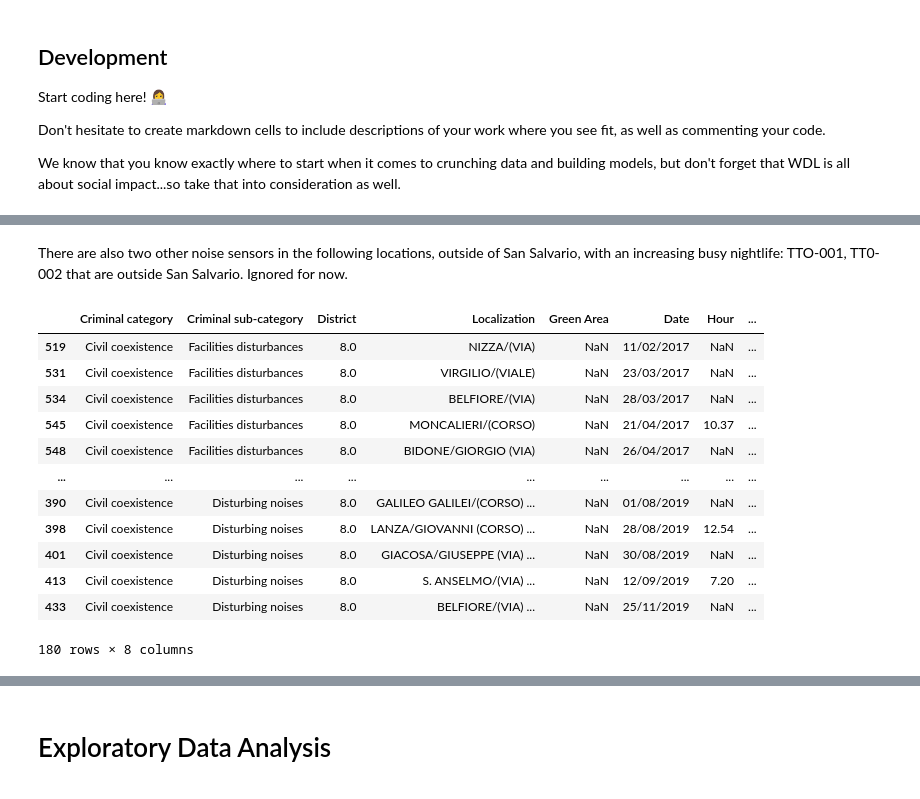
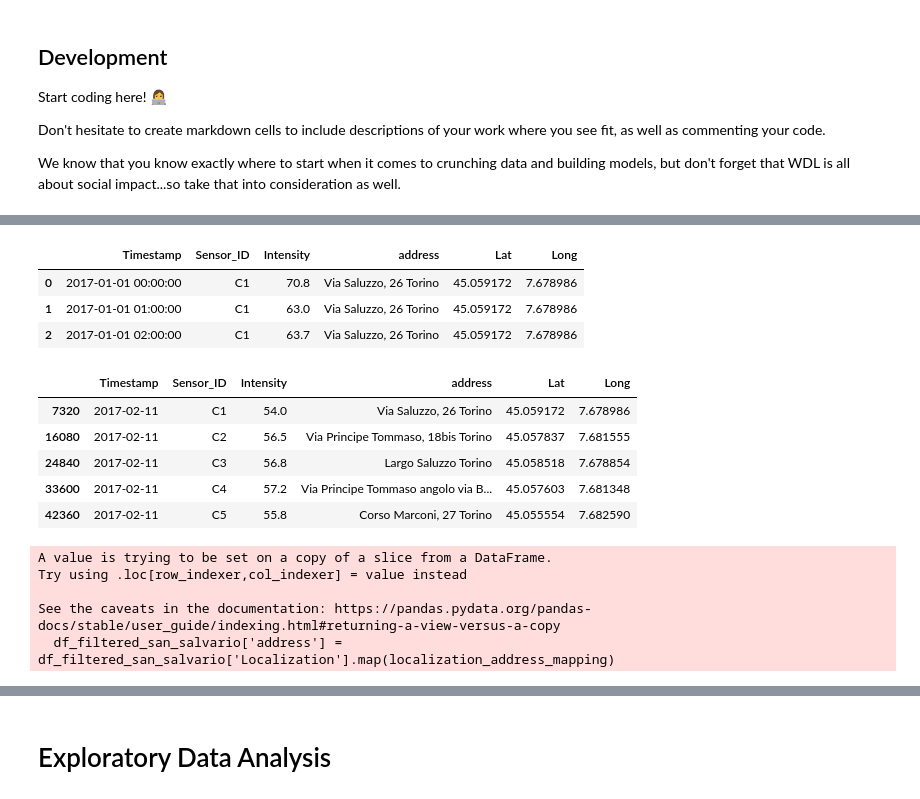
Before and after one commit to TiagoFilipeSousaGoncalves/wdl-tech-moguls, a Jupyter notebook: finals/Deliverable.ipynb, the cells around one changed output, grey strips where cells are left out. Drawn from its saved outputs; the diff is of its cells as text; code cells hidden in the pictures.

Commit message:
Baseline for mapping

```diff
--- a/finals/Deliverable.ipynb
+++ b/finals/Deliverable.ipynb
@@ -86,3 +100,0 @@ sensor_list
-# %% [markdown]
-There are also two other noise sensors in the following locations, outside of San Salvario,
-with an increasing busy nightlife: TTO-001, TT0-002 that are outside San Salvario. Ignored for now.
@@ -110,2 +101,11 @@ data = load_noise_data(file_paths, sensor_list)
+# %%
+file_paths_noise_data = ['data/noise_data/san_salvario_2017.csv']
+
+data = load_noise_data(file_paths_noise_data, sensor_list)
 # %%
-data
+data.head(3)
+# %% [output]
+|  | Timestamp | Sensor_ID | Intensity | address | Lat | Long |
+| 0 | 2017-01-01 00:00:00 | C1 | 70.8 | Via Saluzzo, 26 Torino | 45.059172 | 7.678986 |
+| 1 | 2017-01-01 01:00:00 | C1 | 63.0 | Via Saluzzo, 26 Torino | 45.059172 | 7.678986 |
+| 2 | 2017-01-01 02:00:00 | C1 | 63.7 | Via Saluzzo, 26 Torino | 45.059172 | 7.678986 |
@@ -114,2 +112,11 @@ file_paths = ['data/noise_data/san_salvario_2016.csv']
+# %%
+data[data.Timestamp == '2017-02-11']
+# %% [output]
+|  | Timestamp | Sensor_ID | Intensity | address | Lat | Long |
+| 7320 | 2017-02-11 | C1 | 54.0 | Via Saluzzo, 26 Torino | 45.059172 | 7.678986 |
+| 16080 | 2017-02-11 | C2 | 56.5 | Via Principe Tommaso, 18bis Torino | 45.057837 | 7.681555 |
+| 24840 | 2017-02-11 | C3 | 56.8 | Largo Saluzzo Torino | 45.058518 | 7.678854 |
+| 33600 | 2017-02-11 | C4 | 57.2 | Via Principe Tommaso angolo via B... | 45.057603 | 7.681348 |
+| 42360 | 2017-02-11 | C5 | 55.8 | Corso Marconi, 27 Torino | 45.055554 | 7.682590 |
 # %%
 # Police complaints
@@ -131,16 +138,0 @@ df_filtered = df_final.loc[df_final['Criminal sub-category'].isin(filter)]
-# %%
-df_filtered[df_filtered.District == 8]
-# %% [output]
-|  | Criminal category | Criminal sub-category | District | Localization | Green Area | Date | Hour | ... |
-| 519 | Civil coexistence | Facilities disturbances | 8.0 | NIZZA/(VIA) | NaN | 11/02/2017 | NaN | ... |
-| 531 | Civil coexistence | Facilities disturbances | 8.0 | VIRGILIO/(VIALE) | NaN | 23/03/2017 | NaN | ... |
-| 534 | Civil coexistence | Facilities disturbances | 8.0 | BELFIORE/(VIA) | NaN | 28/03/2017 | NaN | ... |
-| 545 | Civil coexistence | Facilities disturbances | 8.0 | MONCALIERI/(CORSO) | NaN | 21/04/2017 | 10.37 | ... |
-| 548 | Civil coexistence | Facilities disturbances | 8.0 | BIDONE/GIORGIO (VIA) | NaN | 26/04/2017 | NaN | ... |
-| ... | ... | ... | ... | ... | ... | ... | ... | ... |
-| 390 | Civil coexistence | Disturbing noises | 8.0 | GALILEO GALILEI/(CORSO) ... | NaN | 01/08/2019 | NaN | ... |
-| 398 | Civil coexistence | Disturbing noises | 8.0 | LANZA/GIOVANNI (CORSO) ... | NaN | 28/08/2019 | 12.54 | ... |
-| 401 | Civil coexistence | Disturbing noises | 8.0 | GIACOSA/GIUSEPPE (VIA) ... | NaN | 30/08/2019 | NaN | ... |
-| 413 | Civil coexistence | Disturbing noises | 8.0 | S. ANSELMO/(VIA) ... | NaN | 12/09/2019 | 7.20 | ... |
-| 433 | Civil coexistence | Disturbing noises | 8.0 | BELFIORE/(VIA) ... | NaN | 25/11/2019 | NaN | ... |
-180 rows × 8 columns
@@ -146,0 +149,8 @@ df_filtered[df_filtered.District == 8]
+# %%
+df_filtered_san_salvario['address'] = df_filtered_san_salvario['Localization'].map(localization_address_mapping)
+# %% [output]
+A value is trying to be set on a copy of a slice from a DataFrame.
+Try using .loc[row_indexer,col_indexer] = value instead
+
+See the caveats in the documentation: https://pandas.pydata.org/pandas-docs/stable/user_guide/indexing.html#returning-a-view-versus-a-copy
+  df_filtered_san_salvario['address'] = df_filtered_san_salvario['Localization'].map(localization_address_mapping)
```
Also changed, not shown: parts of 22 cells of this notebook.
